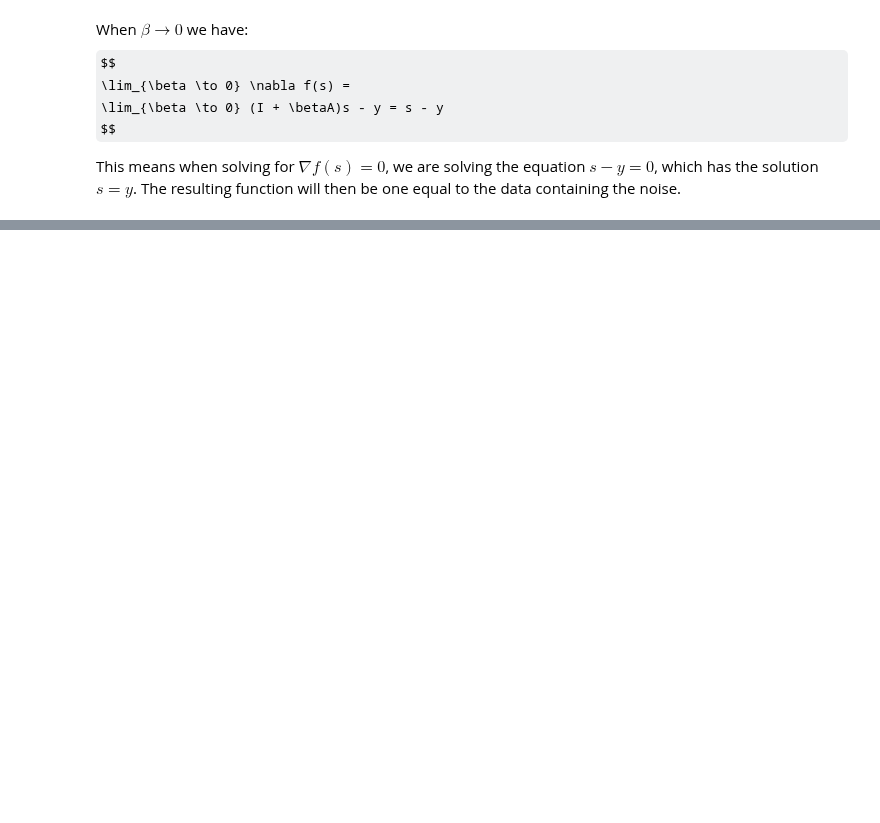
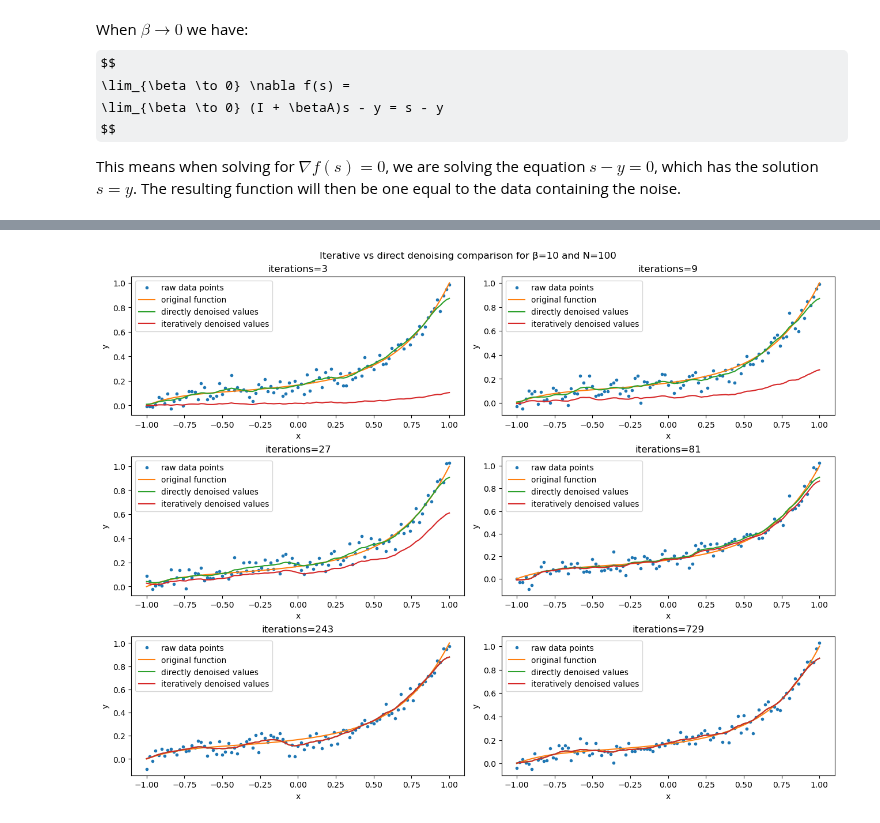
Before and after one commit to prescientmoon/solar-conflux, a Jupyter notebook: python/denoising/Main.ipynb, the cells around one changed output, grey strips where cells are left out. Saved outputs shown, nothing was run; the diff lists cells and outputs as text; code cells hidden in the pictures; some formulas as TeX source; blank space fills up the shorter version.

Commit message:
python(denoising): Implemented iterative method
Signed-off-by: prescientmoon <git@moonythm.dev>

```diff
--- a/python/denoising/Main.ipynb
+++ b/python/denoising/Main.ipynb
@@ -204,0 +211,88 @@ for i in range(len(axs.flat)):
+# %%
+import matplotlib.pyplot as plot
+import modules.tridiagonal as td
+
+def smooth_iterative(data, beta, num_iterations):
+  """
+  Smooth noisy data (y) by means of solving a minimization problem
+  iteratively with the gradient descent method.
+
+  Args:
+    data (numpy.array): of the noisy data to be smoothed (y)
+    beta (float): parameter >= 0 that balances fit and smoothing
+    num_iterations (int): number of gradient descent iterations (>0)
+
+  Returns:
+    numpy array of smoothed data (s)
+  """
+
+  n = len(data) - 1
+
+  A = create_A(n)
+
+  # Our initial eigenvalue guess
+  initial_guess = np.zeros(n + 1)
+  initial_guess[0] = 1
+
+  max_eigenvalue = td.largest_eigenvalue(
+    *A,
+    initial_guess,
+    30
+  )
+
+  alpha = 1.5 / (1 + beta * max_eigenvalue)
+  x = np.zeros(n + 1)
+
+  for _ in range(num_iterations):
+    gradient = td.multiply_vector(
+      *td.add(
+        td.identity(n + 1),
+        td.scale(beta, A)
+      ),
+      x
+    ) - data
+    # print(f"{alpha=}")
+    # print(f"{gradient=}")
+    # print(f"{x=}")
+    x = x - alpha * gradient
+
+  return x
+
+fig, axs = plot.subplots(
+    3,
+    2,
+    # 1,
+    # 1,
+    layout="constrained",
+    figsize=(12.8, 9.6)
+)
+
+N = 100
+beta = 10
+
+fig.suptitle(f"Iterative vs direct denoising comparison for β={beta} and {N=}")
+
+for i in range(len(axs.flat)):
+# for _ in range(1):
+  ax = axs.flat[i]
+  iterations = 3**(i + 1)
+  # ax = axs
+  # iterations = 3 ** 5
+
+  # Create the data
+  x = np.linspace(-1, 1, num=N+1)
+  g, y = sample_with_noise(x, p5)
+  sd = smooth(y, beta) # Indirect
+  si = smooth_iterative(y, beta, iterations) # Direct
+
+  # Plot the data
+  ax.set_title(f"{iterations=}")
+  ax.set_xlabel("x")
+  ax.set_ylabel("y")
+  ax.plot(x, y, ".", label="raw data points")
+  ax.plot(x, g, "-", label="original function")
+  ax.plot(x, sd, "-", label="directly denoised values")
+  ax.plot(x, si, "-", label="iteratively denoised values")
+  ax.legend()
+# %% [output]
+[figure, added]
```
Also changed, not shown: parts of 4 cells of this notebook, 2 other files.
